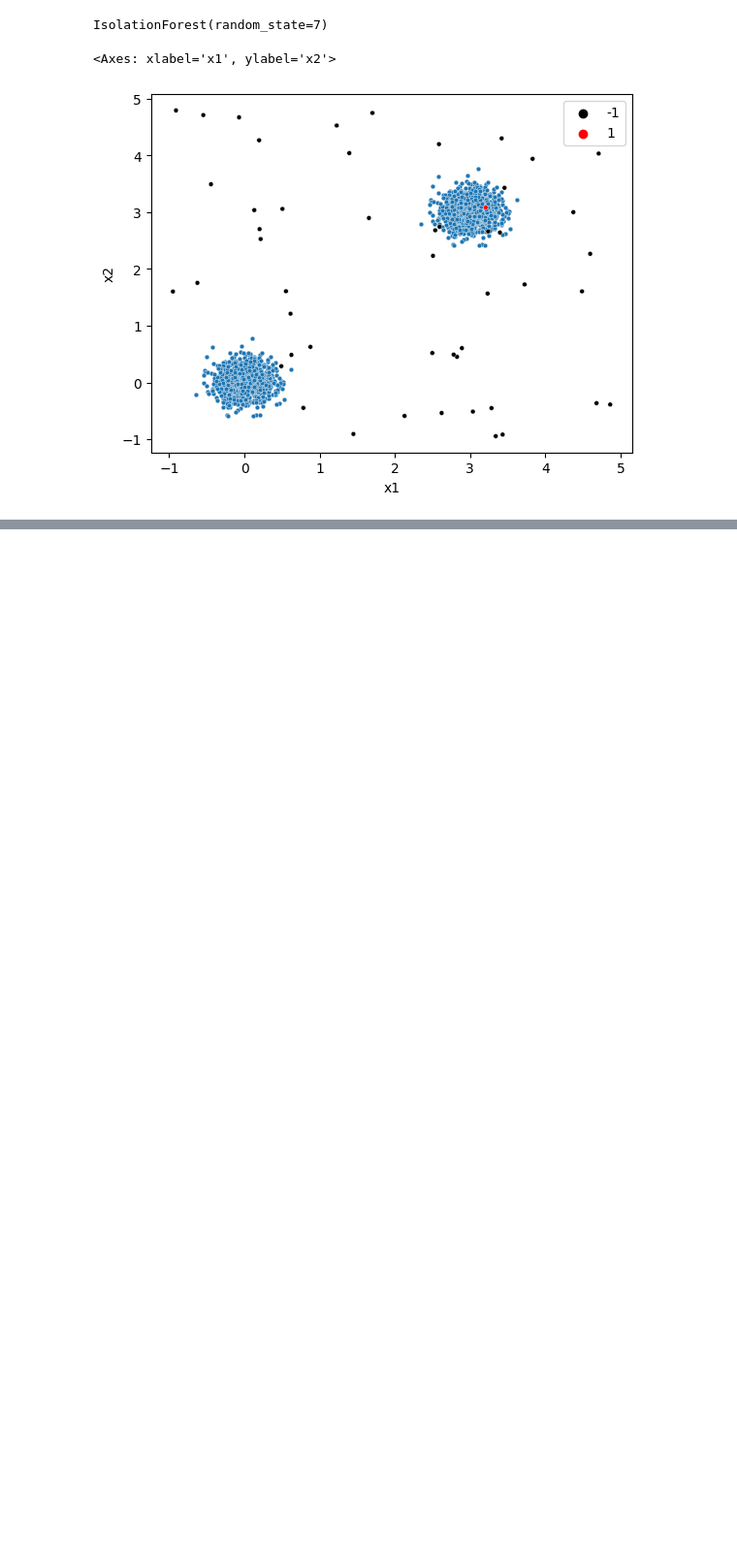
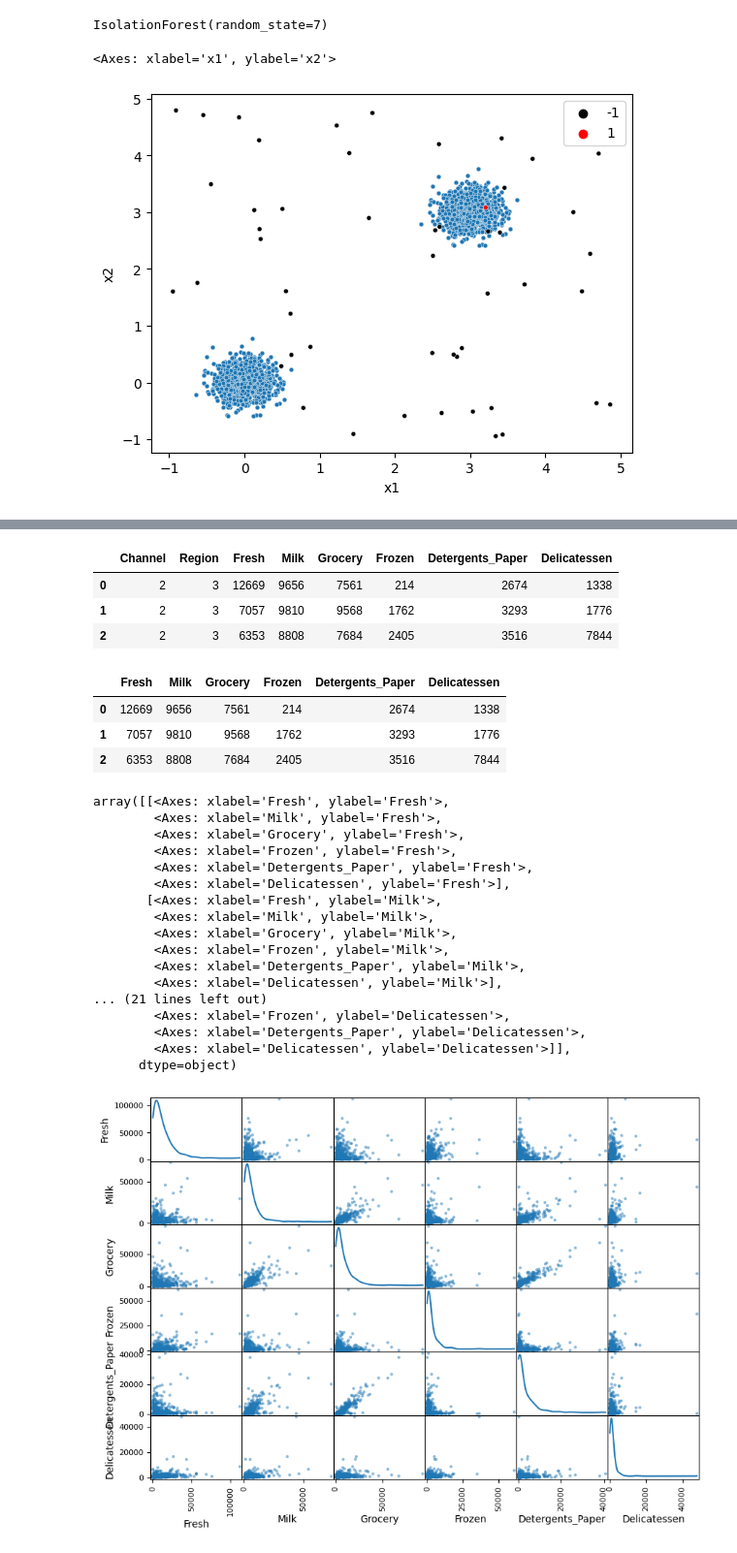
Before and after one commit to jpbarddal/jpbarddal.github.io, a Jupyter notebook: assets/data/lectures/2023/ppgia_data_science_2023.ipynb, the cells around one changed output, grey strips where cells are left out. Shown at 97% size. Saved outputs shown, nothing was run; the diff lists cells and outputs as text; code cells hidden in the pictures; blank space fills up the shorter version.

```diff
--- a/assets/data/lectures/2023/ppgia_data_science_2023.ipynb
+++ b/assets/data/lectures/2023/ppgia_data_science_2023.ipynb
@@ -1224,0 +1235,39 @@ sns.scatterplot(x=X_outliers['x1'],
+# %%
+df = pd.read_csv('https://jpbarddal.github.io/assets/data/datascience/customers.csv')
+# %%
+df.head(3)
+# %% [output]
+|  | Channel | Region | Fresh | Milk | Grocery | Frozen | Detergents_Paper | Delicatessen |
+| 0 | 2 | 3 | 12669 | 9656 | 7561 | 214 | 2674 | 1338 |
+| 1 | 2 | 3 | 7057 | 9810 | 9568 | 1762 | 3293 | 1776 |
+| 2 | 2 | 3 | 6353 | 8808 | 7684 | 2405 | 3516 | 7844 |
+# %%
+df.drop(['Channel', 'Region'], axis=1, inplace=True)
+# %%
+df.head(3)
+# %% [output]
+|  | Fresh | Milk | Grocery | Frozen | Detergents_Paper | Delicatessen |
+| 0 | 12669 | 9656 | 7561 | 214 | 2674 | 1338 |
+| 1 | 7057 | 9810 | 9568 | 1762 | 3293 | 1776 |
+| 2 | 6353 | 8808 | 7684 | 2405 | 3516 | 7844 |
+# %%
+pd.plotting.scatter_matrix(df, figsize=(10, 7), diagonal='kde')
+# %% [output]
+array([[<Axes: xlabel='Fresh', ylabel='Fresh'>,
+        <Axes: xlabel='Milk', ylabel='Fresh'>,
+        <Axes: xlabel='Grocery', ylabel='Fresh'>,
+        <Axes: xlabel='Frozen', ylabel='Fresh'>,
+        <Axes: xlabel='Detergents_Paper', ylabel='Fresh'>,
+        <Axes: xlabel='Delicatessen', ylabel='Fresh'>],
+       [<Axes: xlabel='Fresh', ylabel='Milk'>,
+        <Axes: xlabel='Milk', ylabel='Milk'>,
+        <Axes: xlabel='Grocery', ylabel='Milk'>,
+        <Axes: xlabel='Frozen', ylabel='Milk'>,
+        <Axes: xlabel='Detergents_Paper', ylabel='Milk'>,
+        <Axes: xlabel='Delicatessen', ylabel='Milk'>],
+... (21 lines left out)
+        <Axes: xlabel='Frozen', ylabel='Delicatessen'>,
+        <Axes: xlabel='Detergents_Paper', ylabel='Delicatessen'>,
+        <Axes: xlabel='Delicatessen', ylabel='Delicatessen'>]],
+      dtype=object)
+[figure, added]
```
Also changed, not shown: parts of 22 cells of this notebook, 5 other files.
